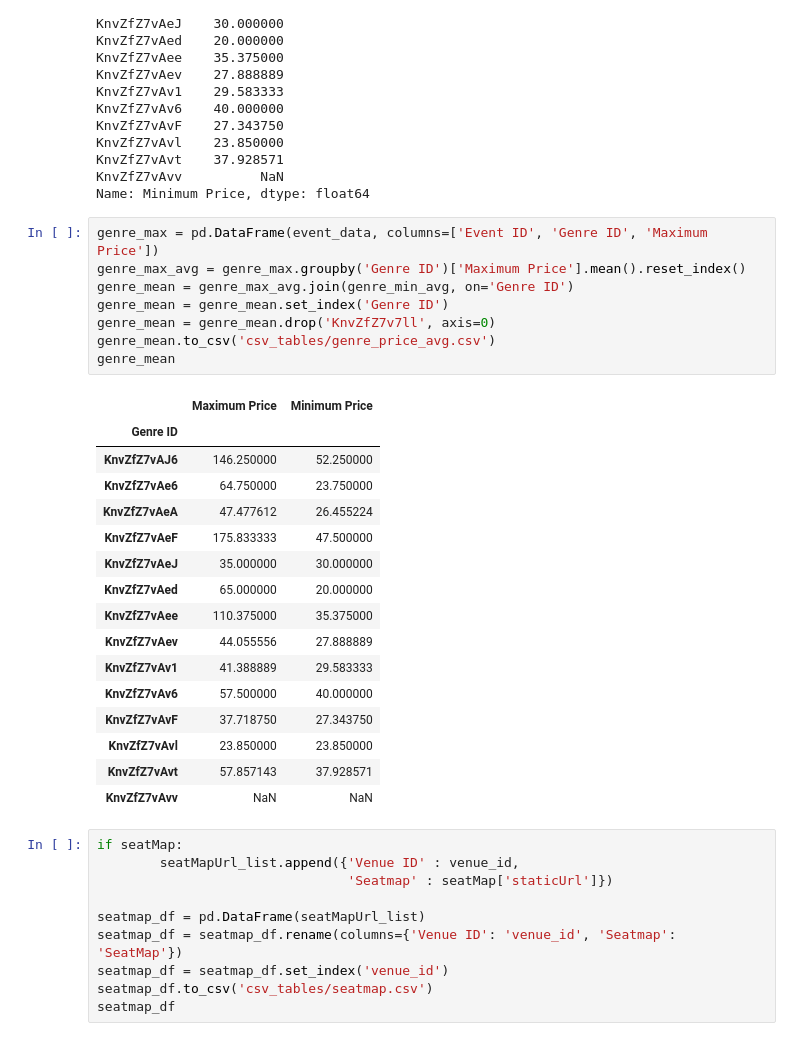
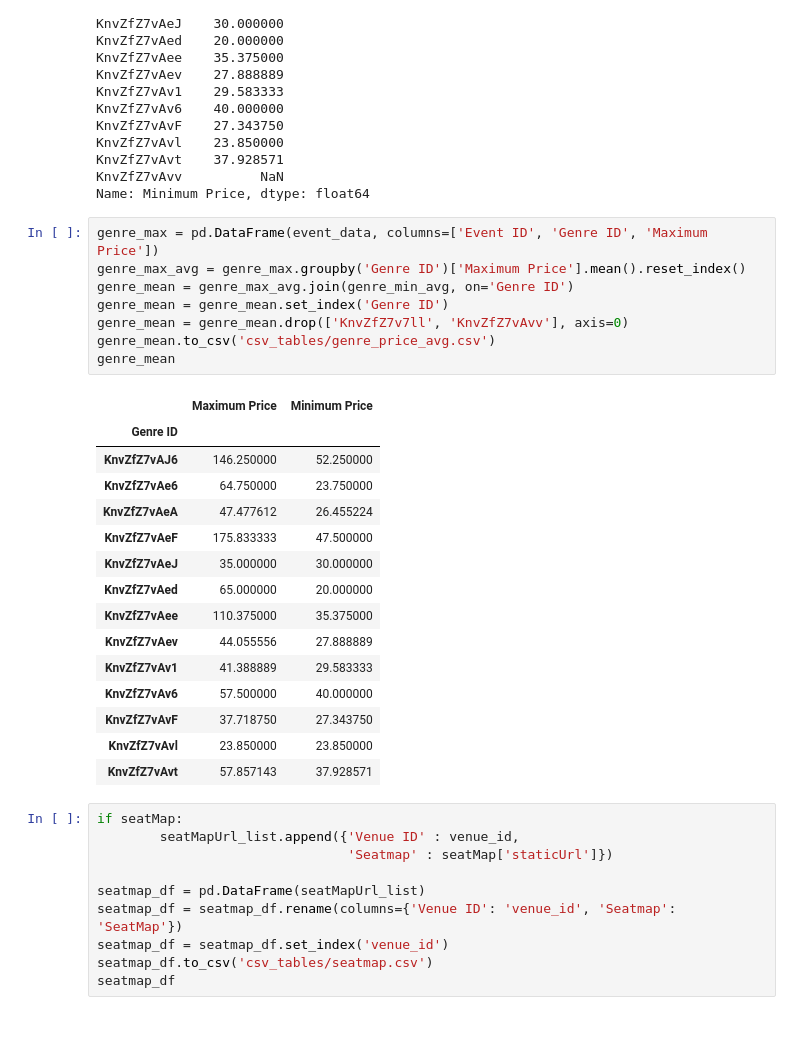
Before and after one commit to chanellelgonzalez/Project03_Visualization_SHOWWW, a Jupyter notebook: ticket_dev_api_import.ipynb, the cells around one changed output. Cells and saved outputs as stored; diff of their text form.

Commit message:
removed extra genre event

```diff
--- a/ticket_dev_api_import.ipynb
+++ b/ticket_dev_api_import.ipynb
@@ -298,28 +298,27 @@ Name: Minimum Price, dtype: float64
 # %%
 genre_max = pd.DataFrame(event_data, columns=['Event ID', 'Genre ID', 'Maximum Price'])
 genre_max_avg = genre_max.groupby('Genre ID')['Maximum Price'].mean().reset_index()
 genre_mean = genre_max_avg.join(genre_min_avg, on='Genre ID')
 genre_mean = genre_mean.set_index('Genre ID')
-genre_mean = genre_mean.drop('KnvZfZ7v7ll', axis=0)
+genre_mean = genre_mean.drop(['KnvZfZ7v7ll', 'KnvZfZ7vAvv'], axis=0)
 genre_mean.to_csv('csv_tables/genre_price_avg.csv')
 genre_mean
 # %% [output]
 |  | Maximum Price | Minimum Price |
 | Genre ID |  |  |
 | KnvZfZ7vAJ6 | 146.250000 | 52.250000 |
 | KnvZfZ7vAe6 | 64.750000 | 23.750000 |
 | KnvZfZ7vAeA | 47.477612 | 26.455224 |
 | KnvZfZ7vAeF | 175.833333 | 47.500000 |
 | KnvZfZ7vAeJ | 35.000000 | 30.000000 |
 | KnvZfZ7vAed | 65.000000 | 20.000000 |
 | KnvZfZ7vAee | 110.375000 | 35.375000 |
 | KnvZfZ7vAev | 44.055556 | 27.888889 |
 | KnvZfZ7vAv1 | 41.388889 | 29.583333 |
 | KnvZfZ7vAv6 | 57.500000 | 40.000000 |
 | KnvZfZ7vAvF | 37.718750 | 27.343750 |
 | KnvZfZ7vAvl | 23.850000 | 23.850000 |
 | KnvZfZ7vAvt | 57.857143 | 37.928571 |
-| KnvZfZ7vAvv | NaN | NaN |
 # %%
 if seatMap:
         seatMapUrl_list.append({'Venue ID' : venue_id,
```
Also changed, not shown: 1 other file.
